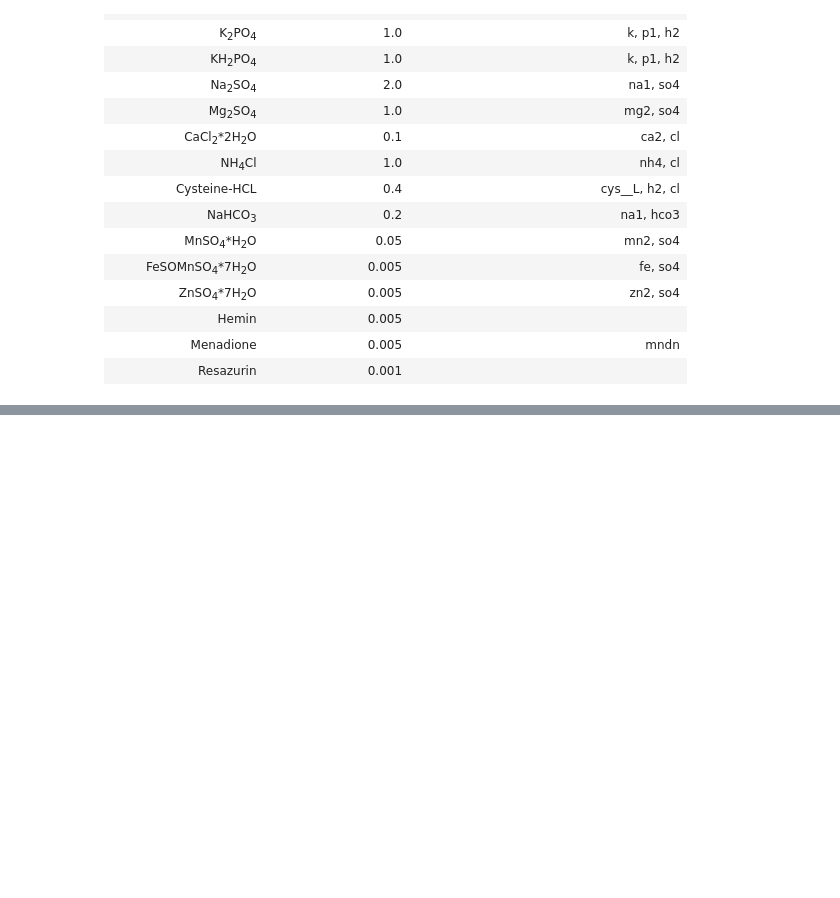
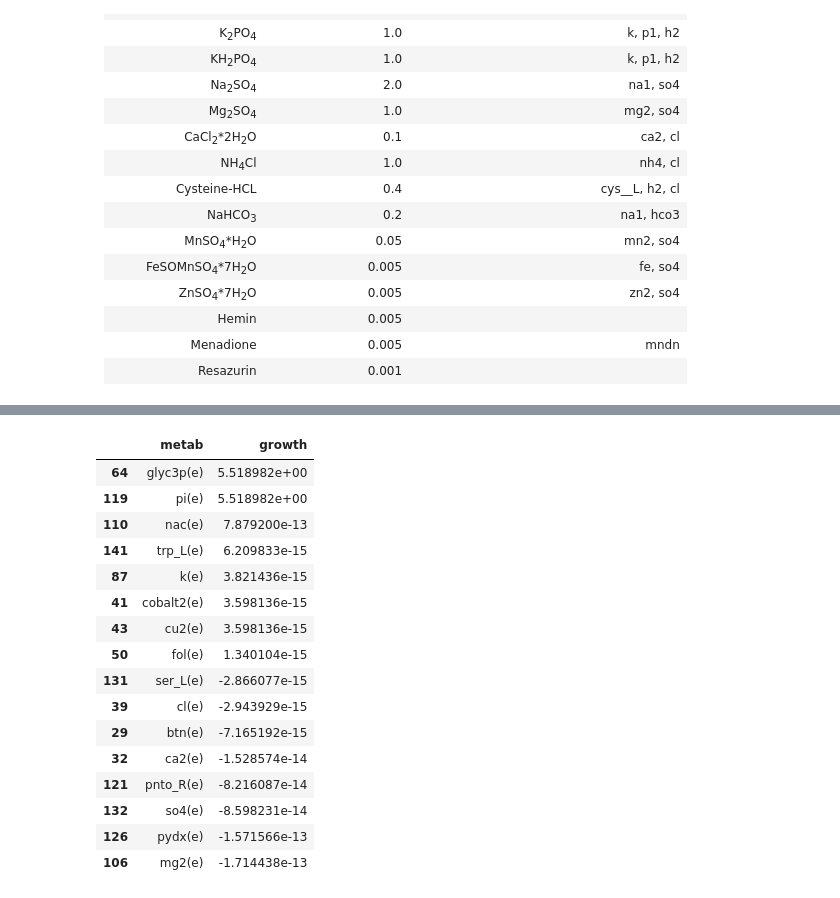
Before and after one commit to PrabJ/Flux_Balance_F_Prausnitzii, a Jupyter notebook: Metabolic_flux.ipynb, the cells around one changed output, grey strips where cells are left out. Saved outputs shown, nothing was run; the diff lists cells and outputs as text; code cells hidden in the pictures; blank space fills up the shorter version.

Commit message:
Updated medium

```diff
--- a/Metabolic_flux.ipynb
+++ b/Metabolic_flux.ipynb
@@ -512,0 +546,40 @@ Secretion
+# %%
+root_model = model.copy()
+current_medium = [metab.lstrip('EX_') for metab in list(root_model.medium.keys())]
+
+def growth_stoppers(model, metabolites):
+    results = {}
+    for metabolite in metabolites:
+        metabolites.remove(metabolite.lstrip('EX_'))
+        test_model = medium(model, metabolites)
+        results[metabolite.lstrip('EX_')] = test_model.slim_optimize()
+        metabolites = [metab.lstrip("EX_") for metab in metabolites]
+        metabolites.append(metabolite.lstrip('EX_'))
+
+    import pandas as pd
+    results_df = pd.DataFrame(results.items(), columns=["metab","growth"]).sort_values('growth', ascending=False)
+
+    return results_df
+
+growth_check_df = growth_stoppers(root_model, current_medium)
+
+# Don't take these out of the medium if you can help it:
+growth_check_df[growth_check_df['growth'] <= 10]
+# %% [output]
+|  | metab | growth |
+| 64 | glyc3p(e) | 5.518982e+00 |
+| 119 | pi(e) | 5.518982e+00 |
+| 110 | nac(e) | 7.879200e-13 |
+| 141 | trp_L(e) | 6.209833e-15 |
+| 87 | k(e) | 3.821436e-15 |
+| 41 | cobalt2(e) | 3.598136e-15 |
+| 43 | cu2(e) | 3.598136e-15 |
+| 50 | fol(e) | 1.340104e-15 |
+| 131 | ser_L(e) | -2.866077e-15 |
+| 39 | cl(e) | -2.943929e-15 |
+| 29 | btn(e) | -7.165192e-15 |
+| 32 | ca2(e) | -1.528574e-14 |
+| 121 | pnto_R(e) | -8.216087e-14 |
+| 132 | so4(e) | -8.598231e-14 |
+| 126 | pydx(e) | -1.571566e-13 |
+| 106 | mg2(e) | -1.714438e-13 |
```
Also changed, not shown: parts of 13 cells of this notebook, 1 other file.
